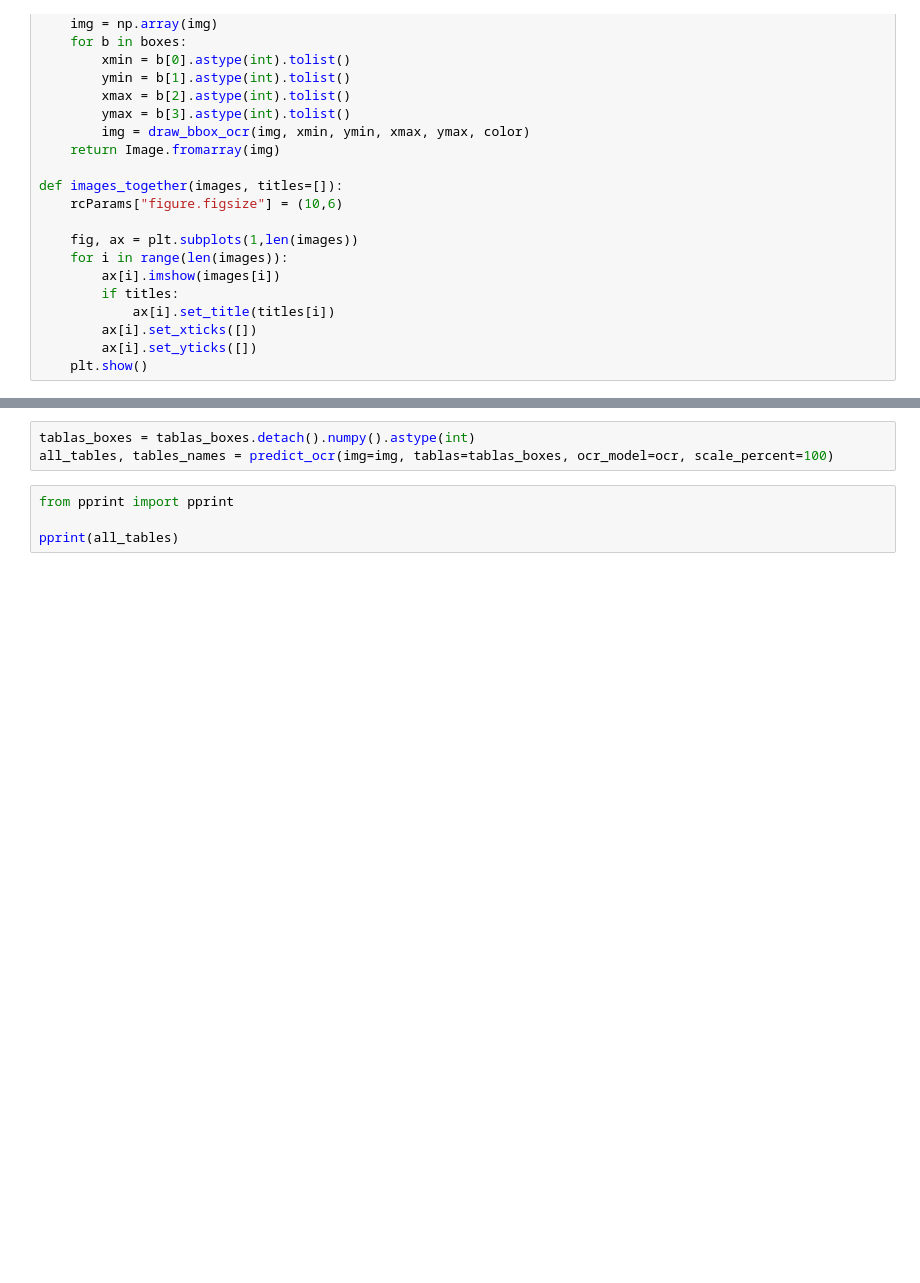
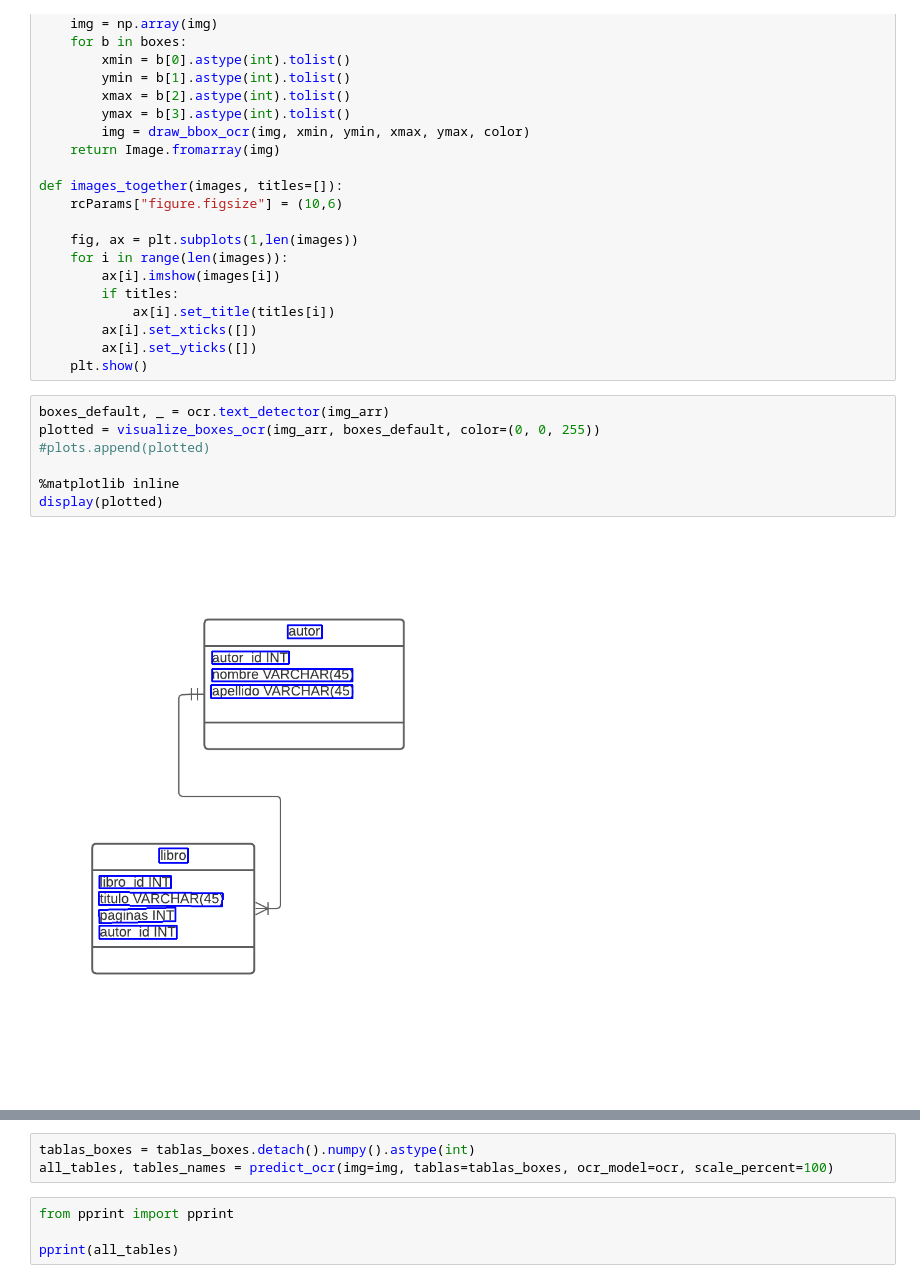
Before and after one commit to IgnacioCazcarra/TFI-Cazcarra, a Jupyter notebook: notebooks/demostracion.ipynb, the cells around one changed output, grey strips where cells are left out. Cells and saved outputs as stored; diff of their text form; blank space fills up the shorter version.

```diff
--- a/notebooks/demostracion.ipynb
+++ b/notebooks/demostracion.ipynb
@@ -99,6 +99,15 @@ def images_together(images, titles=[]):
         ax[i].set_xticks([])
         ax[i].set_yticks([])
     plt.show()
+# %%
+boxes_default, _ = ocr.text_detector(img_arr)
+plotted = visualize_boxes_ocr(img_arr, boxes_default, color=(0, 0, 255))
+#plots.append(plotted)
+
+%matplotlib inline
+display(plotted)
+# %% [output]
+[figure, added]
 # %%
 img_arr = np.array(img)
 plots = []
```
Also changed, not shown: parts of 6 cells of this notebook, 2 other files.
